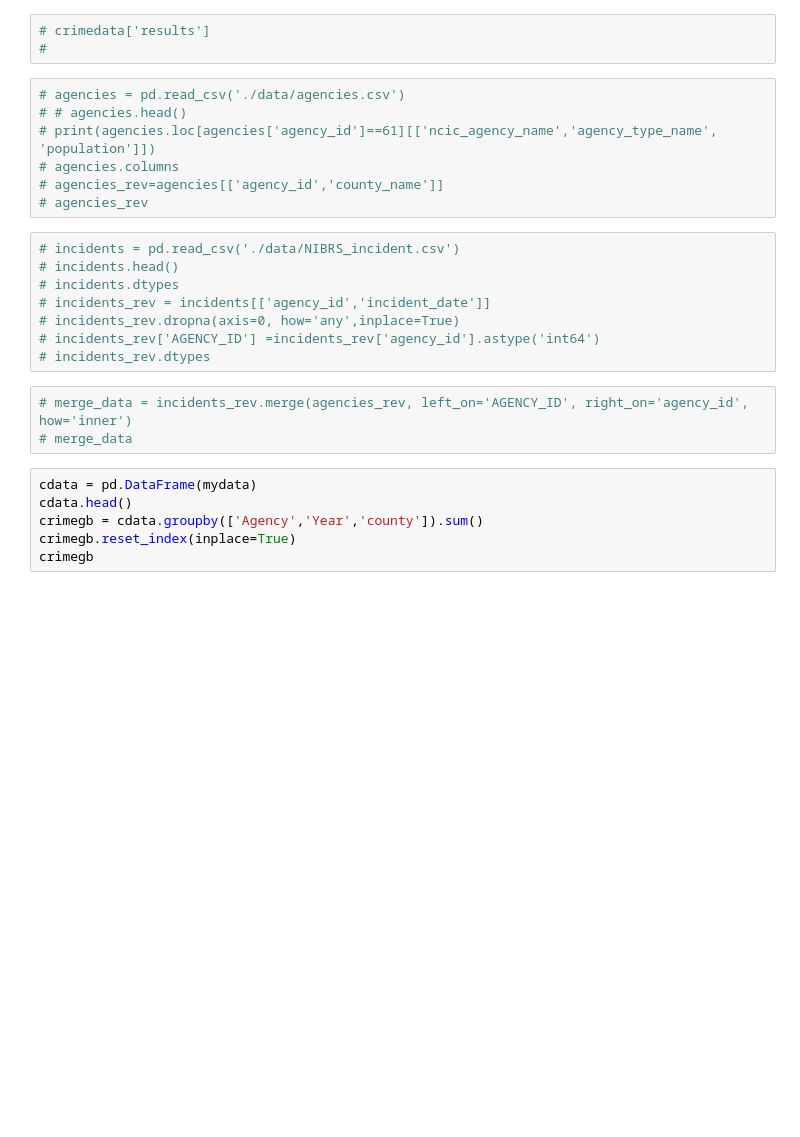
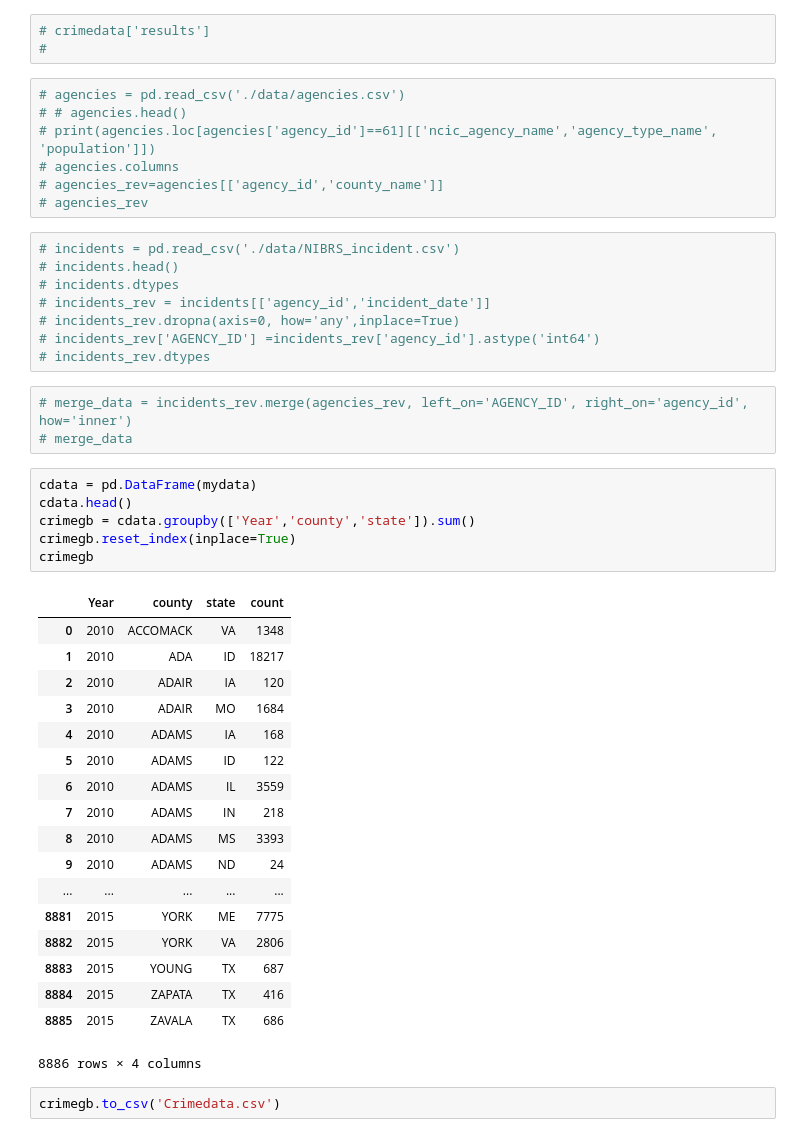
Before and after one commit to DLaury/ProjectOne, a Jupyter notebook: CrimeData.ipynb, the cells around one changed output. Saved outputs shown, nothing was run; the diff lists cells and outputs as text; blank space fills up the shorter version.

Commit message:
Updated with filters for year and state

```diff
--- a/CrimeData.ipynb
+++ b/CrimeData.ipynb
@@ -113,6 +117,27 @@ KeyboardInterrupt:
 # %%
 cdata = pd.DataFrame(mydata)
 cdata.head()
-crimegb = cdata.groupby(['Agency','Year','county']).sum()
+crimegb = cdata.groupby(['Year','county','state']).sum()
 crimegb.reset_index(inplace=True)
 crimegb
+# %% [output]
+|  | Year | county | state | count |
+| 0 | 2010 | ACCOMACK | VA | 1348 |
+| 1 | 2010 | ADA | ID | 18217 |
+| 2 | 2010 | ADAIR | IA | 120 |
+| 3 | 2010 | ADAIR | MO | 1684 |
+| 4 | 2010 | ADAMS | IA | 168 |
+| 5 | 2010 | ADAMS | ID | 122 |
+| 6 | 2010 | ADAMS | IL | 3559 |
+| 7 | 2010 | ADAMS | IN | 218 |
+| 8 | 2010 | ADAMS | MS | 3393 |
+| 9 | 2010 | ADAMS | ND | 24 |
+| ... | ... | ... | ... | ... |
+| 8881 | 2015 | YORK | ME | 7775 |
+| 8882 | 2015 | YORK | VA | 2806 |
+| 8883 | 2015 | YOUNG | TX | 687 |
+| 8884 | 2015 | ZAPATA | TX | 416 |
+| 8885 | 2015 | ZAVALA | TX | 686 |
+8886 rows × 4 columns
+# %%
+crimegb.to_csv('Crimedata.csv')
```
Also changed, not shown: parts of 2 cells of this notebook.
